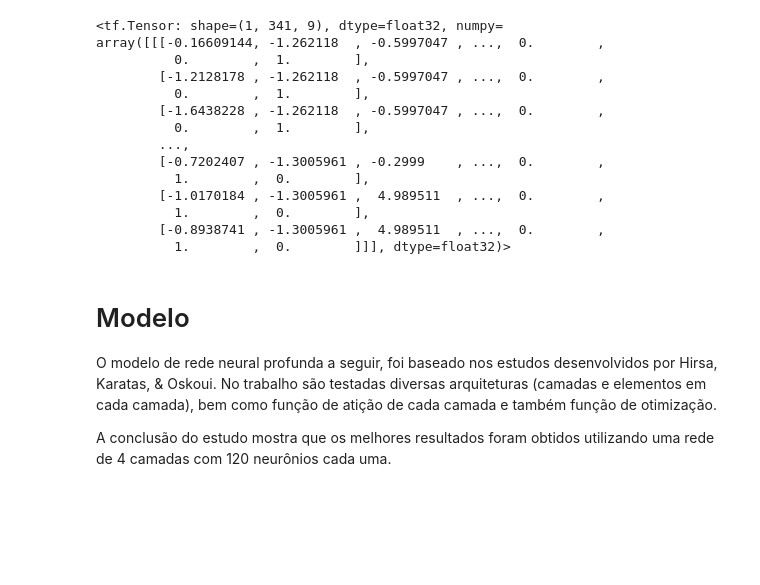
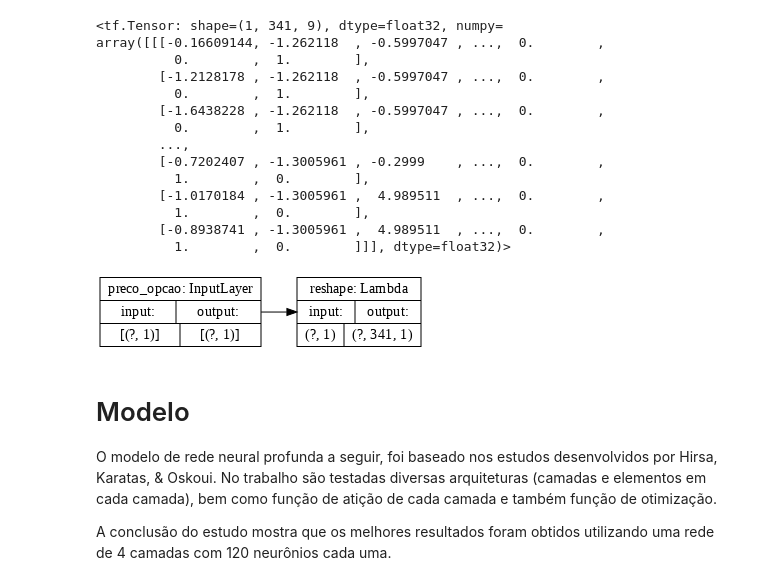
Before and after one commit to fernandofsilva/LSTM_Option_Pricing, a Jupyter notebook: notebooks/04_modelo_lstm_sequential.ipynb, the cells around one changed output. Drawn from its saved outputs; the diff is of its cells as text; code cells hidden in the pictures; blank space fills up the shorter version.

Commit message:
Adicionado préprocessamento da variável alvo através dentro da rede neural utilizando EndPointLayer

```diff
--- a/notebooks/04_modelo_lstm_sequential.ipynb
+++ b/notebooks/04_modelo_lstm_sequential.ipynb
@@ -159,5 +159,13 @@ array([[[-0.16609144, -1.262118  , -0.5997047 , ...,  0.        ,
           1.        ,  0.        ],
         [-0.8938741 , -1.3005961 ,  4.989511  , ...,  0.        ,
           1.        ,  0.        ]]], dtype=float32)>
+# %%
+#@title Definir variável alvo
+target = tf.keras.Input(shape=(1,), name='preco_opcao', dtype=tf.float32)
+reshape_target = tf.keras.layers.Lambda(lambda x: tf.reshape(x, (-1, max_length, target.shape[1])), name='reshape')(target)
+model_preprocessing_target = tf.keras.Model(target, reshape_target)
+tf.keras.utils.plot_model(model=model_target, rankdir="LR", dpi=72, show_shapes=True)
+# %% [output]
+[figure, added]
 # %%
 #@title tf.Data
```
Also changed, not shown: parts of 10 cells of this notebook.
